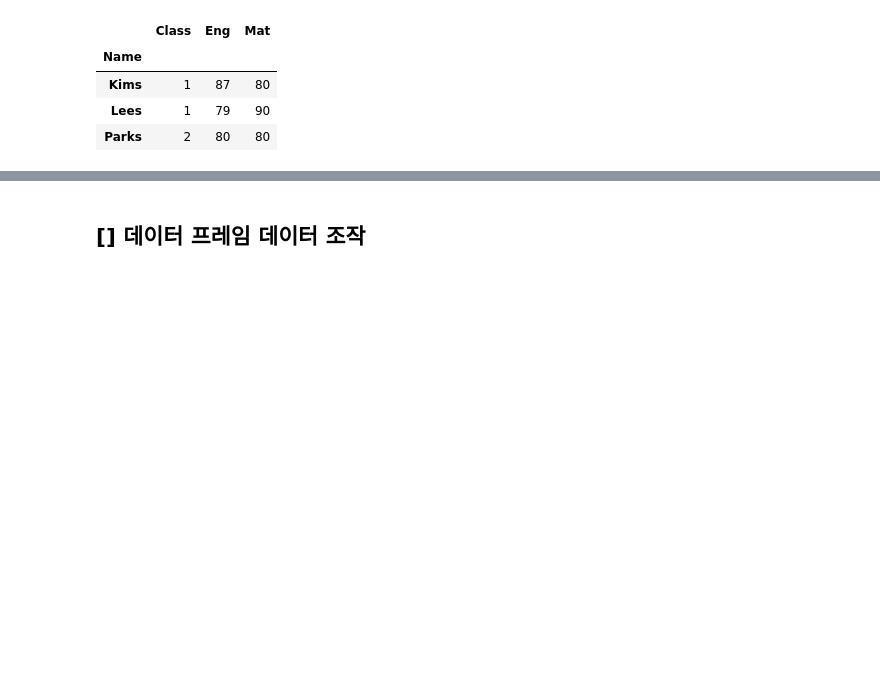
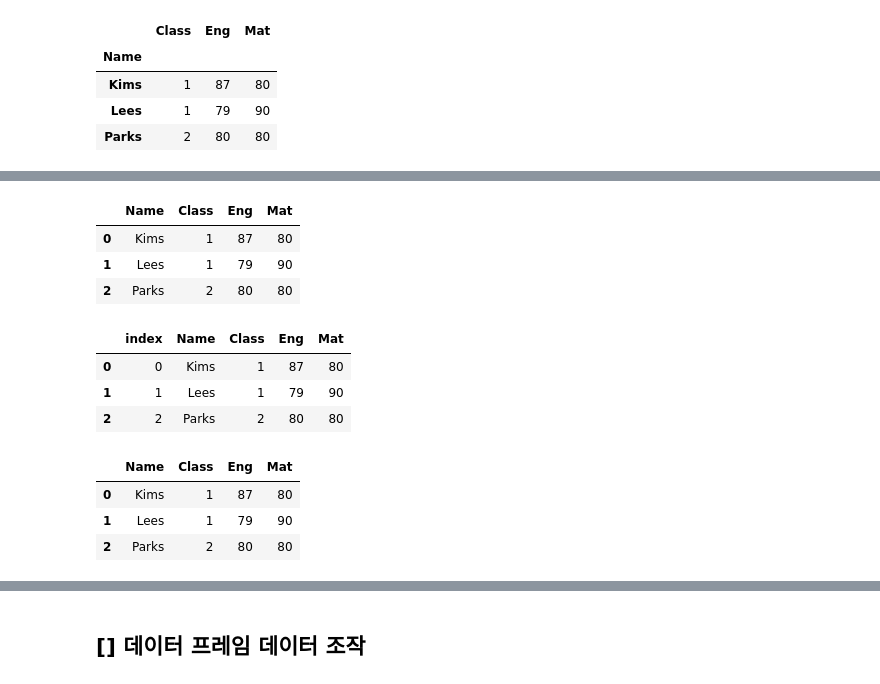
Before and after one commit to dndxor/BCDA, a Jupyter notebook: Ch04_DataFrame.ipynb, the cells around one changed output, grey strips where cells are left out. Cells and saved outputs as stored; diff of their text form; code cells hidden in the pictures; blank space fills up the shorter version.

```diff
--- a/Ch04_DataFrame.ipynb
+++ b/Ch04_DataFrame.ipynb
@@ -489,0 +533,26 @@ df
+# %%
+# 현재 인덱스를 일반 열로 변경
+df.reset_index(inplace=True)  #inplace=True는 자신을 바꿈 (default는 False)
+df
+# %% [output]
+|  | Name | Class | Eng | Mat |
+| 0 | Kims | 1 | 87 | 80 |
+| 1 | Lees | 1 | 79 | 90 |
+| 2 | Parks | 2 | 80 | 80 |
+# %%
+# 현재 인덱스를 일반 열로 변경
+ddf = df.reset_index(inplace=False, drop=False) #inplace=False는 자신은 안 바꾸고 변경 결과만 반환, drop=False는 index를 제거하지 않고 열로 추가
+ddf
+# %% [output]
+|  | index | Name | Class | Eng | Mat |
+| 0 | 0 | Kims | 1 | 87 | 80 |
+| 1 | 1 | Lees | 1 | 79 | 90 |
+| 2 | 2 | Parks | 2 | 80 | 80 |
+# %%
+## inplace=False는 자신은 안 바꾸고 변경 결과만 반환
+df
+# %% [output]
+|  | Name | Class | Eng | Mat |
+| 0 | Kims | 1 | 87 | 80 |
+| 1 | Lees | 1 | 79 | 90 |
+| 2 | Parks | 2 | 80 | 80 |
```
Also changed, not shown: parts of 39 cells of this notebook, 1 other file.
